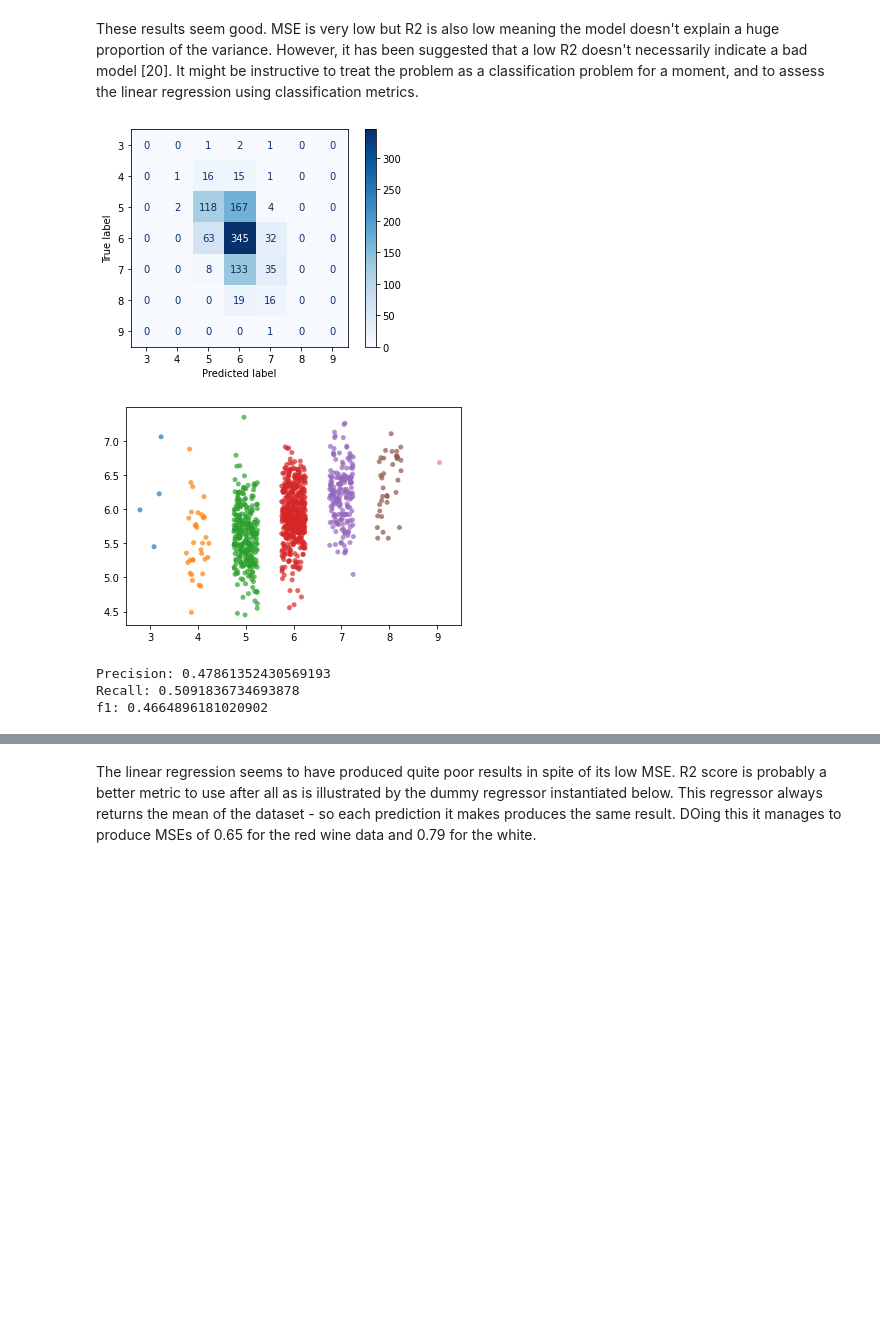
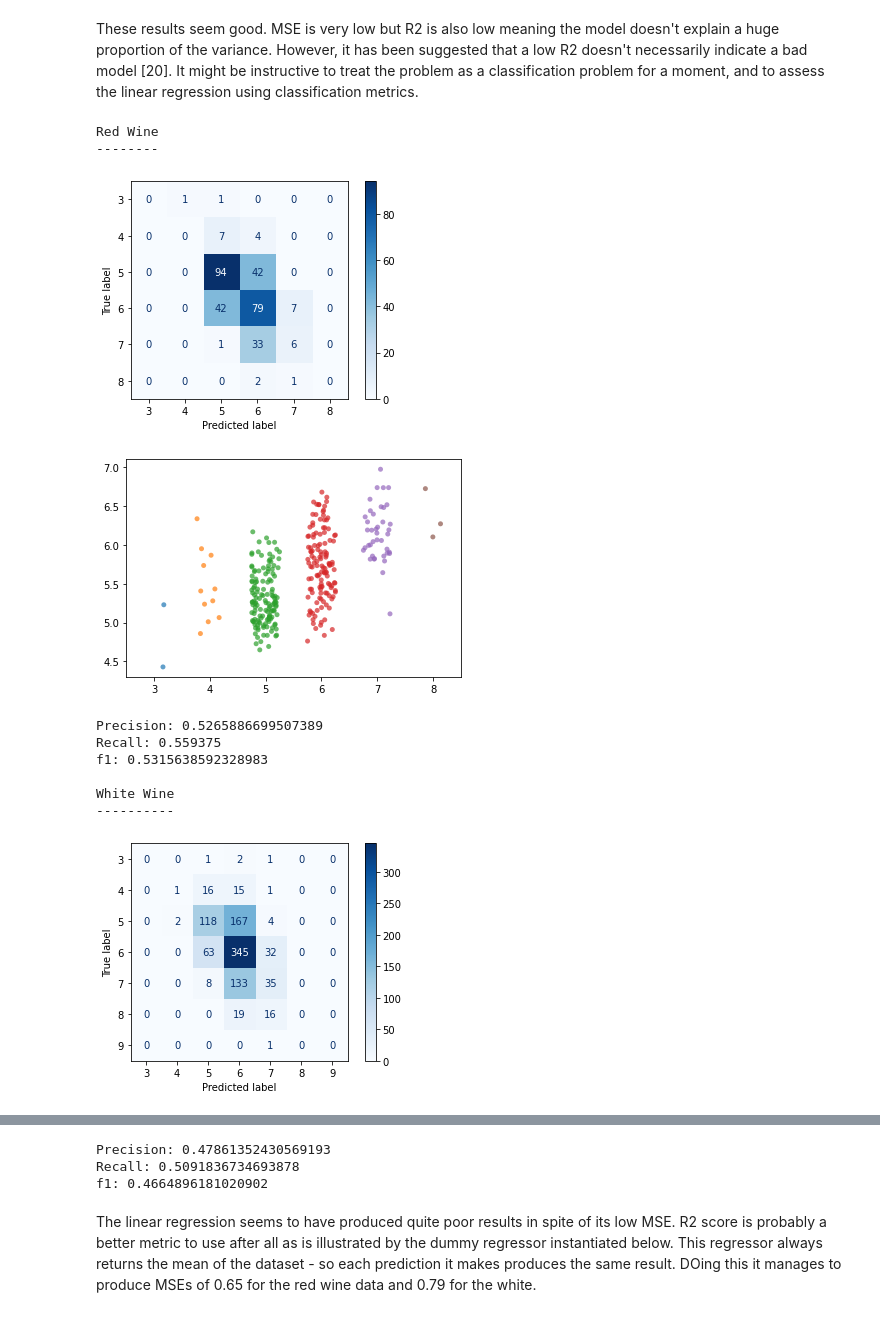
Before and after one commit to fod/machine-learning-statistics, a Jupyter notebook: scikit-learn.ipynb, the cells around one changed output, grey strips where cells are left out. Cells and saved outputs as stored; diff of their text form; code cells hidden in the pictures; blank space fills up the shorter version.

```diff
--- a/scikit-learn.ipynb
+++ b/scikit-learn.ipynb
@@ -715,31 +715,38 @@ R2 test: 0.21
 # %% [markdown]
 These results seem good. MSE is very low but R2 is also low meaning the model doesn't explain a huge proportion of the variance. However, it has been suggested that a low R2 doesn't necessarily indicate a bad model [20]. It might be instructive to treat the problem as a classification problem for a moment, and to assess the linear regression using classification metrics.
 # %%
-def lr_tests(a, p):
+def lr_tests(a, p, name):
     # Sort actual and predicted values by actual value, convert both to list, and round predicted values and cast to int
     actual, predicted = zip(*sorted(zip(a.tolist(), np.round(p).astype(int).tolist()), reverse=True))
 
-    # plt.figure(figsize=(6,4))
+    print(f"{name}")
+    print("-" * len(f"{name}"))
     ConfusionMatrixDisplay.from_predictions(actual, predicted,
                                             cmap=plt.cm.Blues,
                                             normalize=None)
 
     plt.show()
 
     sns.stripplot(x=list(a), y=p, jitter=0.25, alpha=0.7)
     plt.show()
 
     precision = precision_score(actual, predicted, average='weighted', zero_division=0)
     recall = recall_score(actual, predicted, average='weighted')
     f1 = f1_score(actual, predicted, average='weighted')
     print(f"Precision: {precision}\nRecall: {recall}\nf1: {f1}\n")
 
 
-
-lr_tests(y_test_ww, p_ww)
+lr_tests(y_test_rw, p_rw, 'Red Wine')
+lr_tests(y_test_ww, p_ww, 'White Wine')
 # %% [output]
+Red Wine
+--------
-[figure, old version]
+[figure, new version]
-[figure, old version]
+[figure, new version]
-Precision: 0.47861352430569193
-Recall: 0.5091836734693878
-f1: 0.4664896181020902
+Precision: 0.5265886699507389
+Recall: 0.559375
+f1: 0.5315638592328983
+
+White Wine
+----------
+[figure, added]
@@ -746,3 +754,6 @@ f1: 0.4664896181020902
+Precision: 0.47861352430569193
+Recall: 0.5091836734693878
+f1: 0.4664896181020902
 # %% [markdown]
 The linear regression seems to have produced quite poor results in spite of its low MSE. R2 score is probably a better metric to use after all as is illustrated by the dummy regressor instantiated below. This regressor always returns the mean of the dataset - so each prediction it makes produces the same result. DOing this it manages to produce MSEs of 0.65 for the red wine data and 0.79 for the white.
 # %%
```
Also changed, not shown: parts of 14 cells of this notebook.
